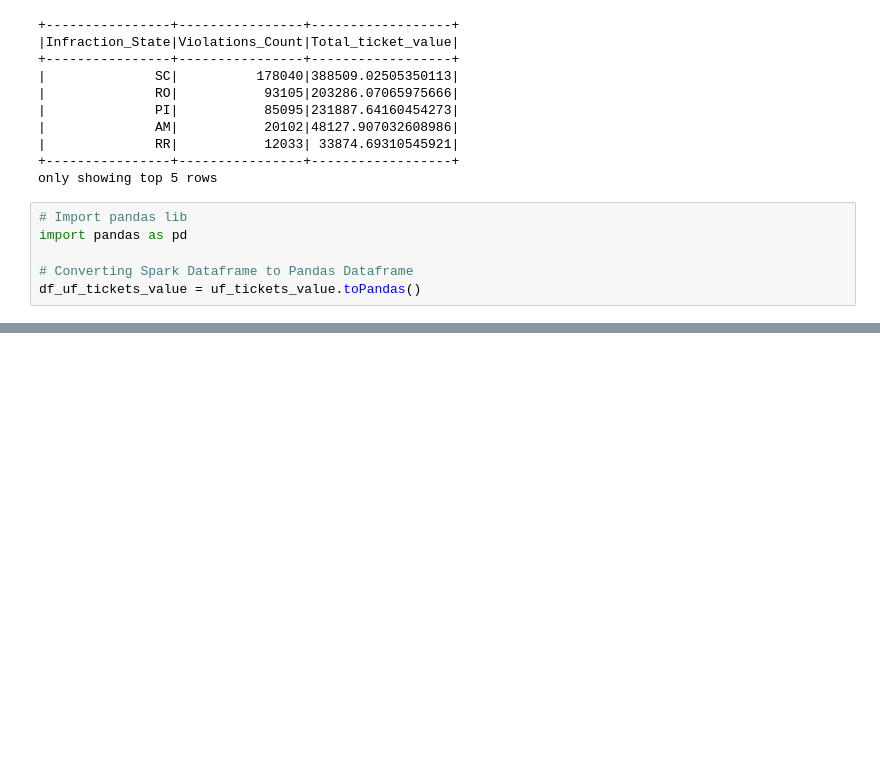
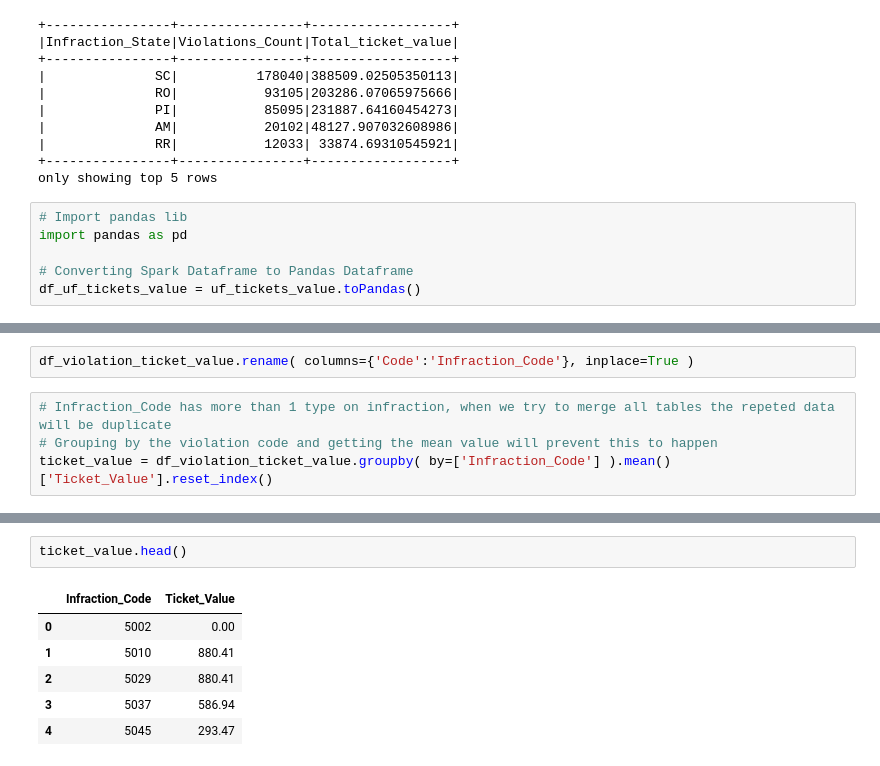
Before and after one commit to matosmatheus7/ETL-TrafficViolation, a Jupyter notebook: TrafficViolation_ExploratoryAnalysis.ipynb, the cells around one changed output, grey strips where cells are left out. Saved outputs shown, nothing was run; the diff lists cells and outputs as text; blank space fills up the shorter version.

```diff
--- a/TrafficViolation_ExploratoryAnalysis.ipynb
+++ b/TrafficViolation_ExploratoryAnalysis.ipynb
@@ -1019,0 +1661,6 @@ Monht_ticket_value.show()
+# %%
+df_violation_ticket_value.rename( columns={'Code':'Infraction_Code'}, inplace=True )
+# %%
+# Infraction_Code has more than 1 type on infraction, when we try to merge all tables the repeted data will be duplicate
+# Grouping by the violation code and getting the mean value will prevent this to happen
+ticket_value = df_violation_ticket_value.groupby( by=['Infraction_Code'] ).mean()['Ticket_Value'].reset_index()
@@ -1019,0 +1682,9 @@ Monht_ticket_value.show()
+# %%
+ticket_value.head()
+# %% [output]
+|  | Infraction_Code | Ticket_Value |
+| 0 | 5002 | 0.00 |
+| 1 | 5010 | 880.41 |
+| 2 | 5029 | 880.41 |
+| 3 | 5037 | 586.94 |
+| 4 | 5045 | 293.47 |
```
Also changed, not shown: parts of 132 cells of this notebook.
